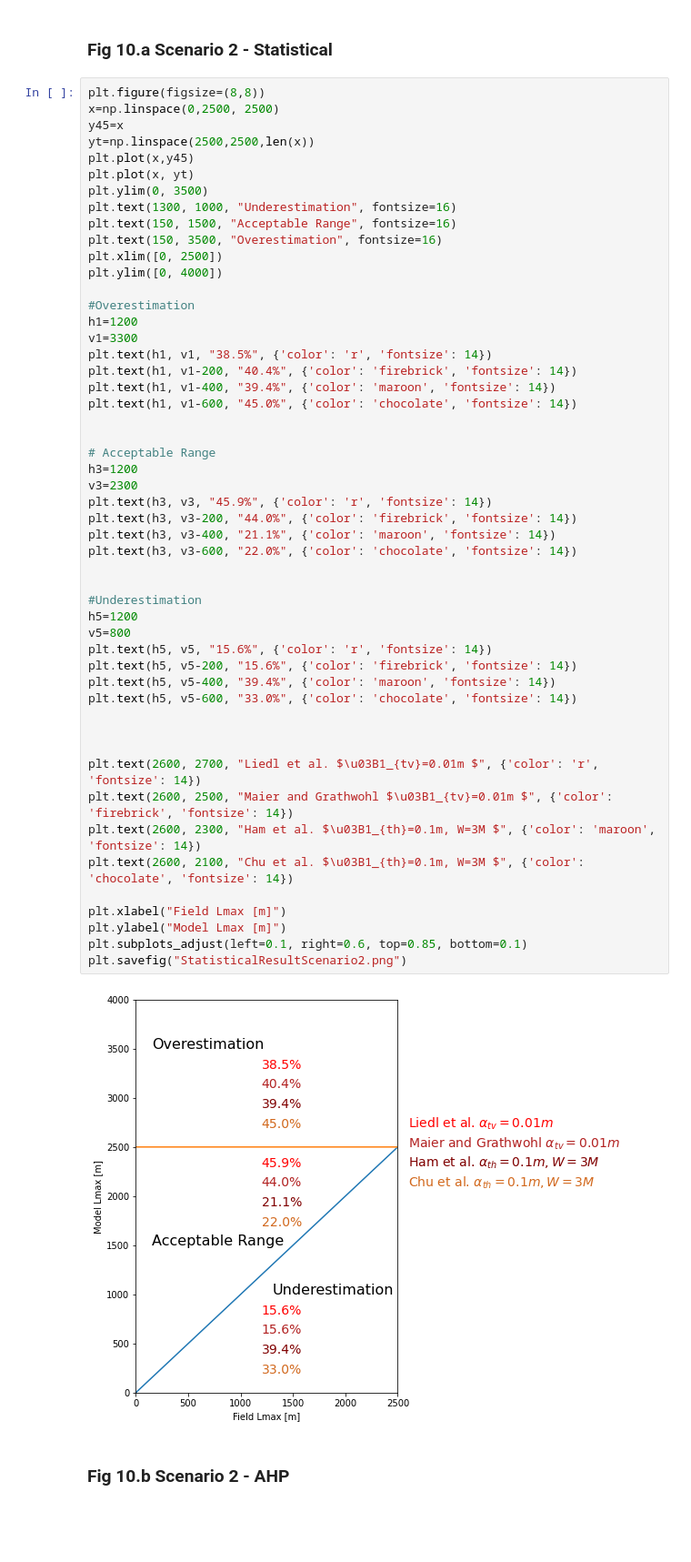
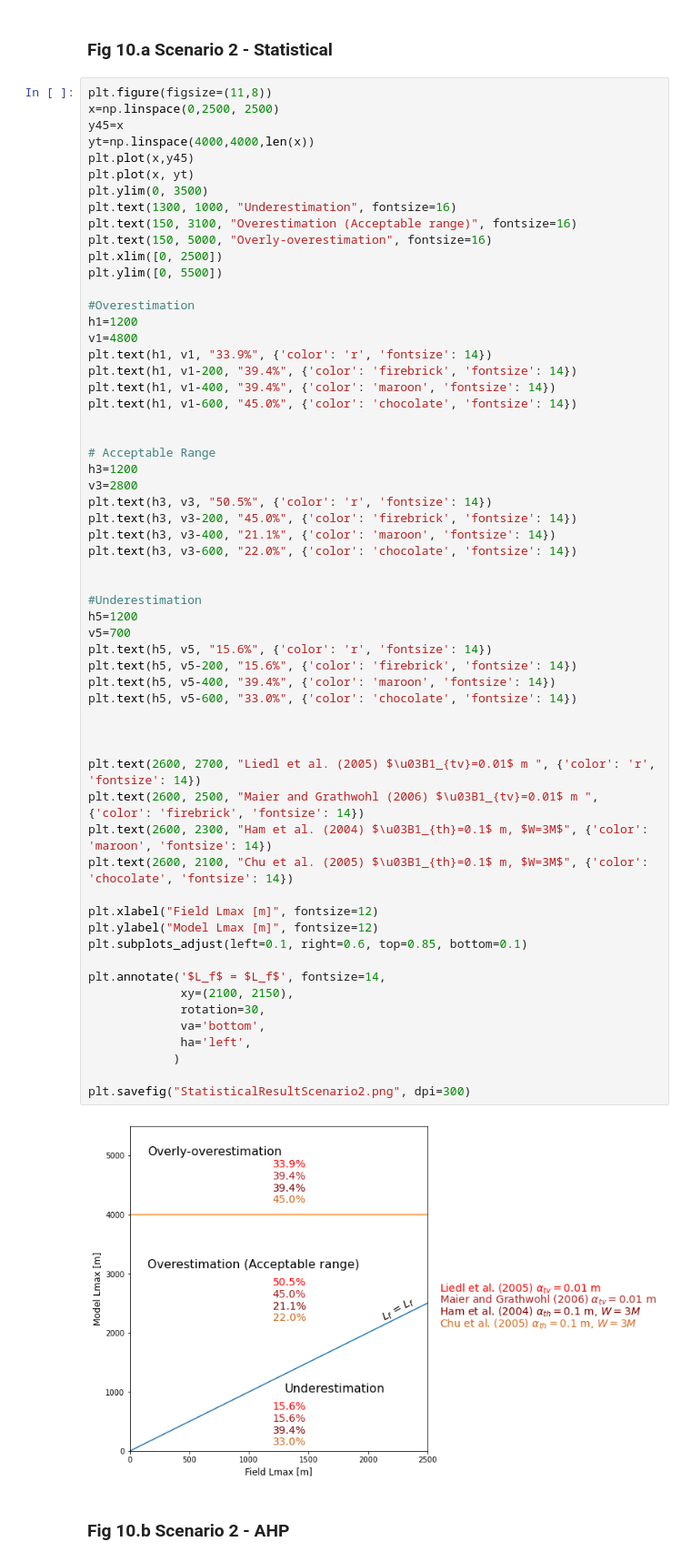
Before and after one commit to prabhasyadav/MS_Decision, a Jupyter notebook: MS_Decision.ipynb, the cells around one changed output. Shown: that part at 91% size. Cells and saved outputs as stored; diff of their text form; blank space fills up the shorter version.

```diff
--- a/MS_Decision.ipynb
+++ b/MS_Decision.ipynb
@@ -802,58 +889,66 @@ Text(2000, 0.6000000000000001, '__ 0.01% overestimation probablity')
 # %% [markdown]
 ### Fig 10.a Scenario 2 - Statistical
 # %%
-plt.figure(figsize=(8,8))
+plt.figure(figsize=(11,8))
 x=np.linspace(0,2500, 2500)
 y45=x
-yt=np.linspace(2500,2500,len(x))
+yt=np.linspace(4000,4000,len(x))
 plt.plot(x,y45)
 plt.plot(x, yt)
 plt.ylim(0, 3500)
 plt.text(1300, 1000, "Underestimation", fontsize=16)
-plt.text(150, 1500, "Acceptable Range", fontsize=16)
-plt.text(150, 3500, "Overestimation", fontsize=16)
+plt.text(150, 3100, "Overestimation (Acceptable range)", fontsize=16)
+plt.text(150, 5000, "Overly-overestimation", fontsize=16)
 plt.xlim([0, 2500])
-plt.ylim([0, 4000])
+plt.ylim([0, 5500])
 
 #Overestimation
 h1=1200
-v1=3300
-plt.text(h1, v1, "38.5%", {'color': 'r', 'fontsize': 14})
-plt.text(h1, v1-200, "40.4%", {'color': 'firebrick', 'fontsize': 14})
+v1=4800
+plt.text(h1, v1, "33.9%", {'color': 'r', 'fontsize': 14})
+plt.text(h1, v1-200, "39.4%", {'color': 'firebrick', 'fontsize': 14})
 plt.text(h1, v1-400, "39.4%", {'color': 'maroon', 'fontsize': 14})
 plt.text(h1, v1-600, "45.0%", {'color': 'chocolate', 'fontsize': 14})
 
 
 # Acceptable Range
 h3=1200
-v3=2300
-plt.text(h3, v3, "45.9%", {'color': 'r', 'fontsize': 14})
-plt.text(h3, v3-200, "44.0%", {'color': 'firebrick', 'fontsize': 14})
+v3=2800
+plt.text(h3, v3, "50.5%", {'color': 'r', 'fontsize': 14})
+plt.text(h3, v3-200, "45.0%", {'color': 'firebrick', 'fontsize': 14})
 plt.text(h3, v3-400, "21.1%", {'color': 'maroon', 'fontsize': 14})
 plt.text(h3, v3-600, "22.0%", {'color': 'chocolate', 'fontsize': 14})
 
 
 #Underestimation
 h5=1200
-v5=800
+v5=700
 plt.text(h5, v5, "15.6%", {'color': 'r', 'fontsize': 14})
 plt.text(h5, v5-200, "15.6%", {'color': 'firebrick', 'fontsize': 14})
 plt.text(h5, v5-400, "39.4%", {'color': 'maroon', 'fontsize': 14})
 plt.text(h5, v5-600, "33.0%", {'color': 'chocolate', 'fontsize': 14})
 
 
 
-plt.text(2600, 2700, "Liedl et al. $\u03B1_{tv}=0.01m $", {'color': 'r', 'fontsize': 14})
-plt.text(2600, 2500, "Maier and Grathwohl $\u03B1_{tv}=0.01m $", {'color': 'firebrick', 'fontsize': 14})
-plt.text(2600, 2300, "Ham et al. $\u03B1_{th}=0.1m, W=3M $", {'color': 'maroon', 'fontsize': 14})
-plt.text(2600, 2100, "Chu et al. $\u03B1_{th}=0.1m, W=3M $", {'color': 'chocolate', 'fontsize': 14})
+plt.text(2600, 2700, "Liedl et al. (2005) $\u03B1_{tv}=0.01$ m ", {'color': 'r', 'fontsize': 14})
+plt.text(2600, 2500, "Maier and Grathwohl (2006) $\u03B1_{tv}=0.01$ m ", {'color': 'firebrick', 'fontsize': 14})
+plt.text(2600, 2300, "Ham et al. (2004) $\u03B1_{th}=0.1$ m, $W=3M$", {'color': 'maroon', 'fontsize': 14})
+plt.text(2600, 2100, "Chu et al. (2005) $\u03B1_{th}=0.1$ m, $W=3M$", {'color': 'chocolate', 'fontsize': 14})
 
-plt.xlabel("Field Lmax [m]")
-plt.ylabel("Model Lmax [m]")
+plt.xlabel("Field Lmax [m]", fontsize=12)
+plt.ylabel("Model Lmax [m]", fontsize=12)
 plt.subplots_adjust(left=0.1, right=0.6, top=0.85, bottom=0.1)
-plt.savefig("StatisticalResultScenario2.png")
+
+plt.annotate('$L_f$ = $L_f$', fontsize=14,
+             xy=(2100, 2150),
+             rotation=30,
+             va='bottom',
+             ha='left',
+            )
+
+plt.savefig("StatisticalResultScenario2.png", dpi=300)
 # %% [output]
-[figure, old version]
+[figure, new version]
 # %% [markdown]
 ### Fig 10.b Scenario 2 - AHP
 # %%
```
Also changed, not shown: parts of 31 cells of this notebook, 2 other files.
